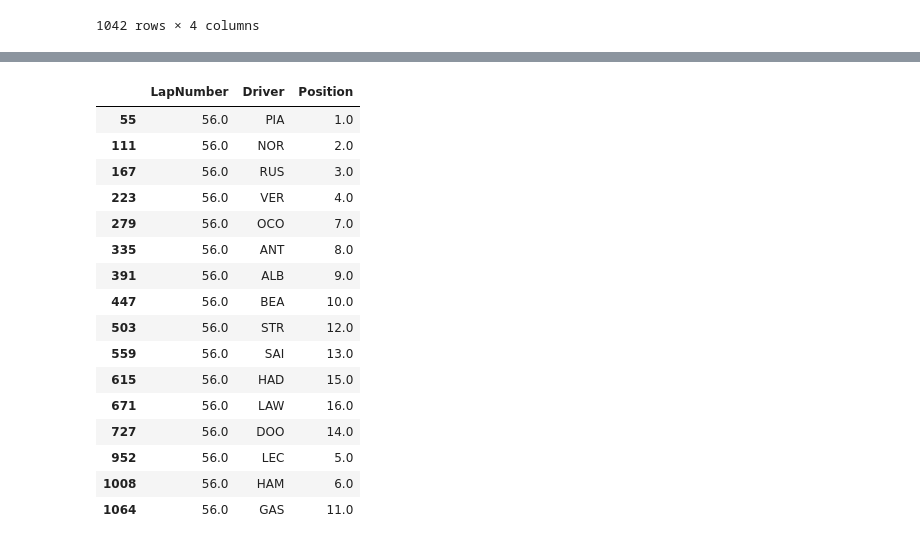
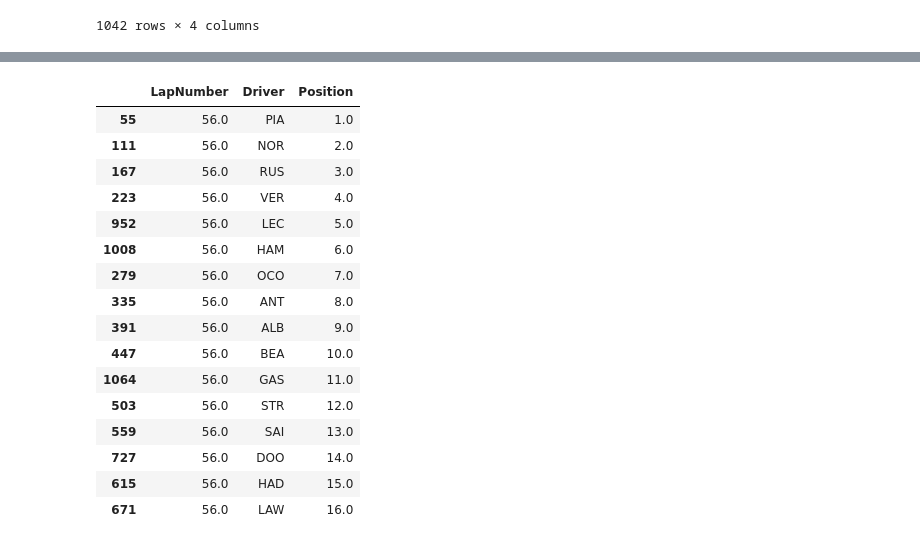
Before and after one commit to josep-audenis/f1-predictions, a Jupyter notebook: notebooks/prediction_exploration.ipynb, the cells around one changed output, grey strips where cells are left out. Saved outputs shown, nothing was run; the diff lists cells and outputs as text; code cells hidden in the pictures.

```diff
--- a/notebooks/prediction_exploration.ipynb
+++ b/notebooks/prediction_exploration.ipynb
@@ -155,21 +155,21 @@ times.sort_values(by="Total")
 # %%
-session.laps[["Driver", "Position"]].where(session.laps["LapNumber"] == session.total_laps).dropna().sort_values(by=["LapNumber"]).head(len(session.drivers))
+session.laps[["LapNumber", "Driver", "Position"]].where(session.laps["LapNumber"] == session.total_laps).dropna().sort_values(by=["Position"]).head(len(session.drivers))
 # %% [output]
 |  | LapNumber | Driver | Position |
 | 55 | 56.0 | PIA | 1.0 |
 | 111 | 56.0 | NOR | 2.0 |
 | 167 | 56.0 | RUS | 3.0 |
 | 223 | 56.0 | VER | 4.0 |
+| 952 | 56.0 | LEC | 5.0 |
+| 1008 | 56.0 | HAM | 6.0 |
 | 279 | 56.0 | OCO | 7.0 |
 | 335 | 56.0 | ANT | 8.0 |
 | 391 | 56.0 | ALB | 9.0 |
 | 447 | 56.0 | BEA | 10.0 |
+| 1064 | 56.0 | GAS | 11.0 |
 | 503 | 56.0 | STR | 12.0 |
 | 559 | 56.0 | SAI | 13.0 |
+| 727 | 56.0 | DOO | 14.0 |
 | 615 | 56.0 | HAD | 15.0 |
 | 671 | 56.0 | LAW | 16.0 |
-| 727 | 56.0 | DOO | 14.0 |
-| 952 | 56.0 | LEC | 5.0 |
-| 1008 | 56.0 | HAM | 6.0 |
-| 1064 | 56.0 | GAS | 11.0 |
 # %%
```
Also changed, not shown: parts of 3 cells of this notebook, 4 other files.
